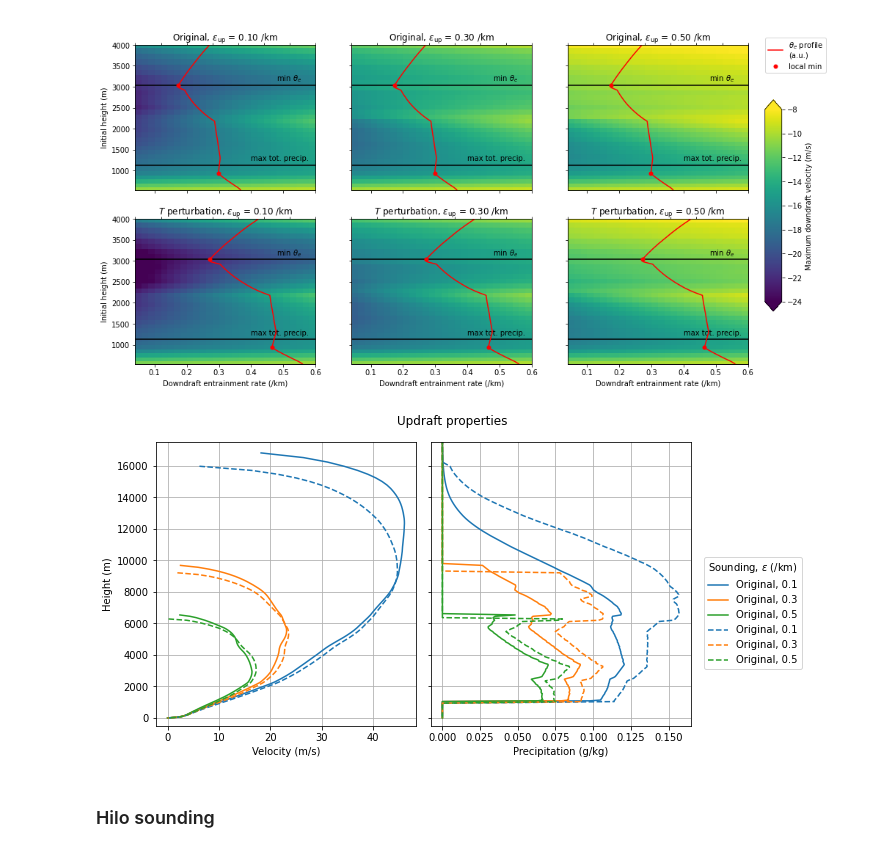
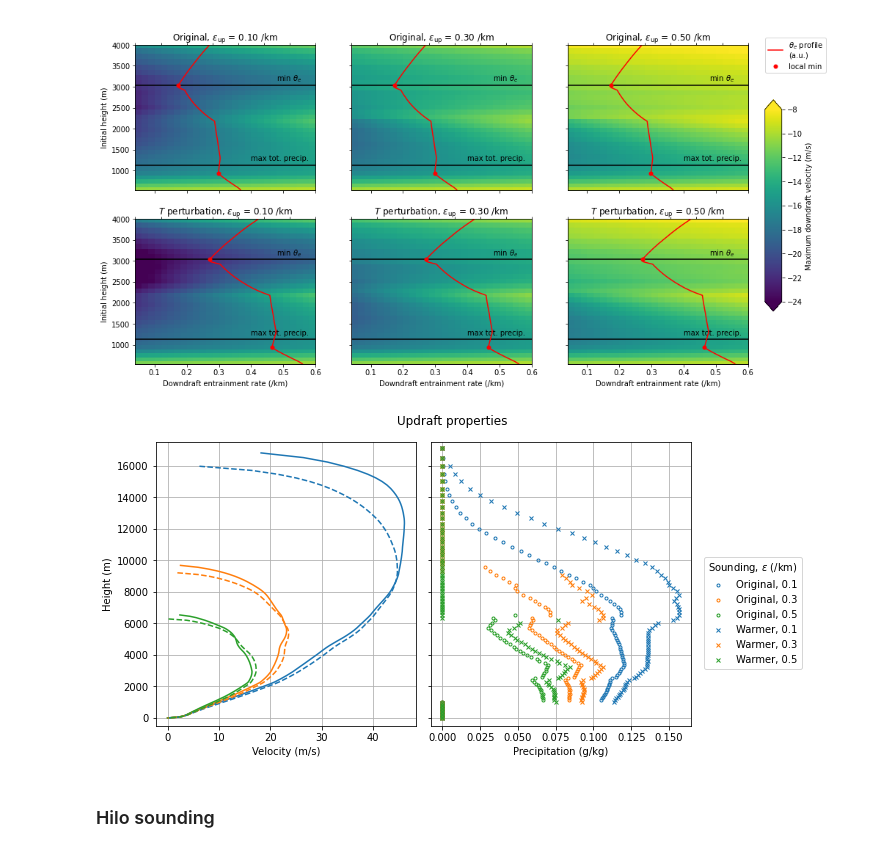
Before and after one commit to tschanzer/convection-scheme, a Jupyter notebook: notebooks/warmer_smoothed_soundings.ipynb, the cells around one changed output. Drawn from its saved outputs; the diff is of its cells as text; code cells hidden in the pictures.

```diff
--- a/notebooks/warmer_smoothed_soundings.ipynb
+++ b/notebooks/warmer_smoothed_soundings.ipynb
@@ -301,33 +302,33 @@ for i, eps in enumerate(epsilon_up):
         singapore, t_pert, l_crit, eps, drag_up)
     updrafts_warm[i] = run_updraft(
         singapore_warmer, t_pert, l_crit, eps, drag_up)
-# %%
-fig, (ax1, ax2) = plt.subplots(1, 2, figsize=(10,5))
-for eps, updraft in zip(epsilon_up, updrafts_orig):
-    ax1.plot(updraft.velocity, singapore.height,
-            label='Original, {:.1f}'.format(eps.m))
-    ax2.plot(updraft.precipitation*1e3, singapore.height,
-            label='Original, {:.1f}'.format(eps.m))
-ax1.set_prop_cycle(None)
-ax2.set_prop_cycle(None)
-for eps, updraft in zip(epsilon_up, updrafts_warm):
-    ax1.plot(updraft.velocity, singapore.height, '--',
-            label='Warmer, {:.1f}'.format(eps.m))
-    ax2.plot(updraft.precipitation*1e3, singapore.height, '--',
-            label='Original, {:.1f}'.format(eps.m))
-ax1.grid()
-ax2.grid()
-ax1.set_ylim(-500, 17500)
-ax2.set_ylim(-500, 17500)
-ax2.set_ylabel('')
-ax2.set_yticklabels([])
-ax2.legend(loc=(1.05,0.2), title='Sounding, $\\epsilon$ (/km)')
-ax1.set(xlabel='Velocity (m/s)', ylabel='Height (m)')
-ax2.set_xlabel('Precipitation (g/kg)')
-fig.suptitle('Updraft properties')
-fig.tight_layout()
-# %% [output]
-[figure, removed]
+# %%
+fig, (ax1, ax2) = plt.subplots(1, 2, figsize=(10,5))
+for eps, updraft in zip(epsilon_up, updrafts_orig):
+    ax1.plot(updraft.velocity, singapore.height,
+            label='Original, {:.1f}'.format(eps.m))
+    ax2.plot(updraft.precipitation[::2]*1e3, singapore.height[::2], 'o', markersize=3,
+            fillstyle='none', label='Original, {:.1f}'.format(eps.m))
+ax1.set_prop_cycle(None)
+ax2.set_prop_cycle(None)
+for eps, updraft in zip(epsilon_up, updrafts_warm):
+    ax1.plot(updraft.velocity, singapore.height, '--',
+            label='Warmer, {:.1f}'.format(eps.m))
+    ax2.plot(updraft.precipitation[::2]*1e3, singapore.height[::2], 'x', markersize=4,
+            label='Warmer, {:.1f}'.format(eps.m))
+ax1.grid()
+ax2.grid()
+ax1.set_ylim(-500, 17500)
+ax2.set_ylim(-500, 17500)
+ax2.set_ylabel('')
+ax2.set_yticklabels([])
+ax2.legend(loc=(1.05,0.2), title='Sounding, $\\epsilon$ (/km)')
+ax1.set(xlabel='Velocity (m/s)', ylabel='Height (m)')
+ax2.set_xlabel('Precipitation (g/kg)')
+fig.suptitle('Updraft properties')
+fig.tight_layout()
+# %% [output]
+[figure, added]
 # %% [markdown]
 ### Hilo sounding
 # %%
```
Also changed, not shown: parts of 5 cells of this notebook, 1 other file.
